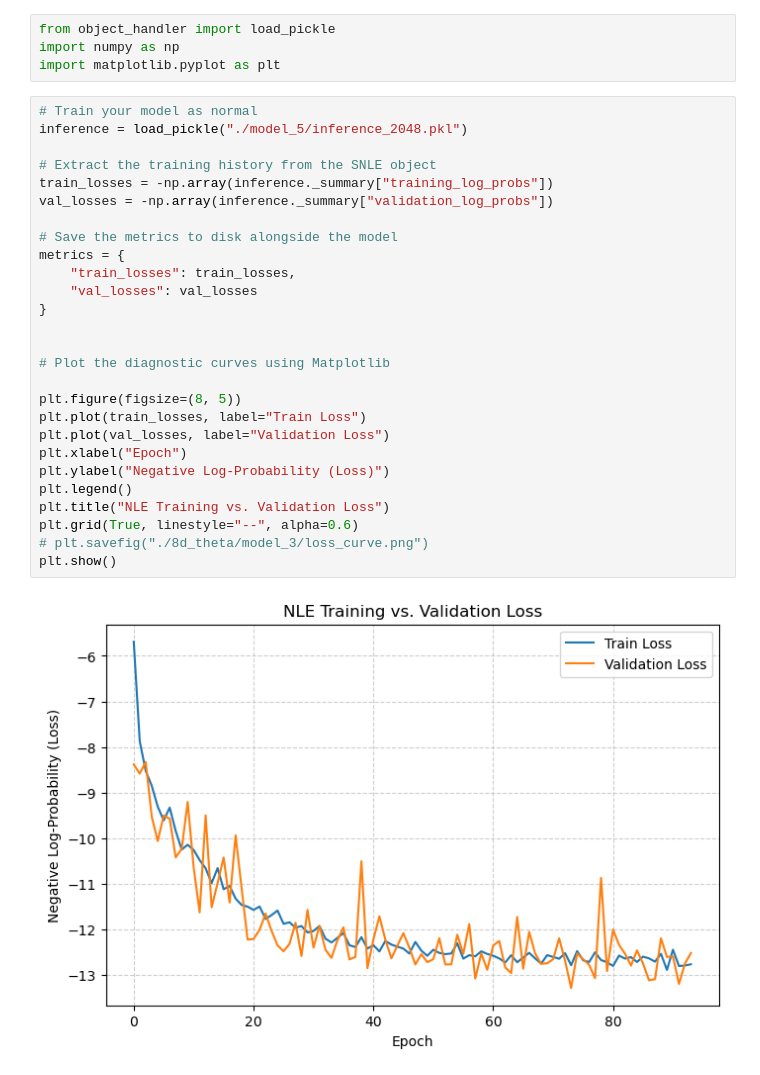
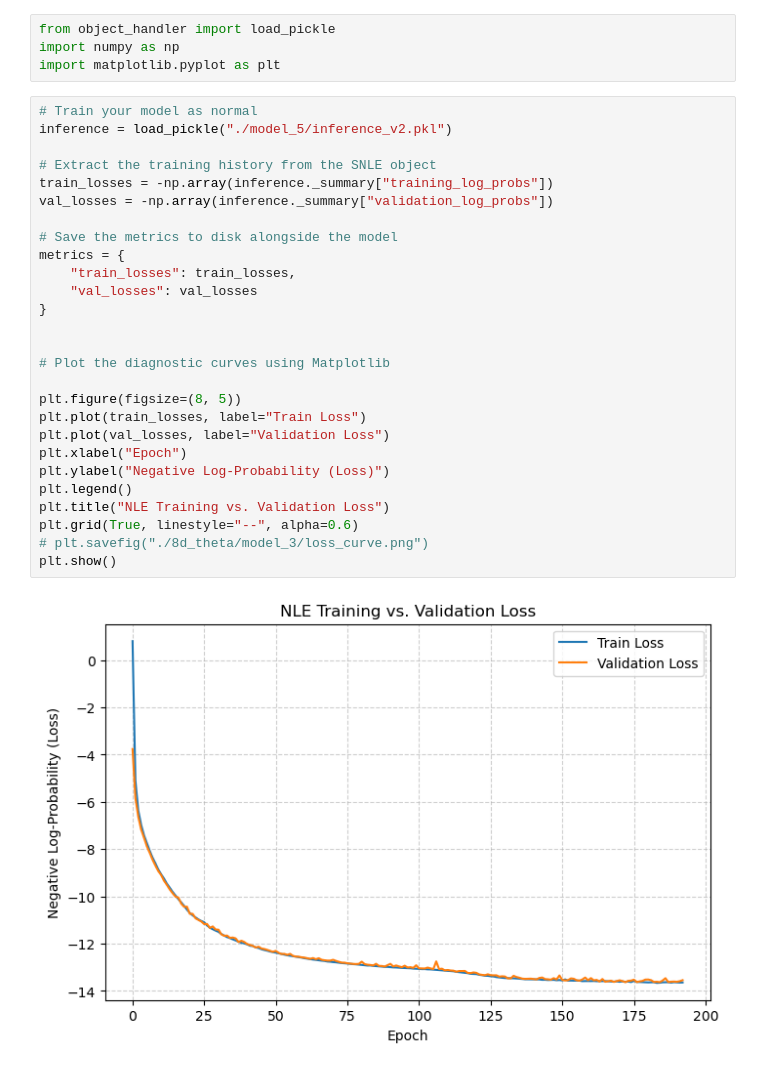
Before and after one commit to Anodymous1/suds, a Jupyter notebook: 8d_theta/NLL.ipynb, the cells around one changed output. Drawn from its saved outputs; the diff is of its cells as text.

```diff
--- a/8d_theta/NLL.ipynb
+++ b/8d_theta/NLL.ipynb
@@ -6,30 +6,30 @@ import numpy as np
 import matplotlib.pyplot as plt
 # %%
 # Train your model as normal
-inference = load_pickle("./model_5/inference_2048.pkl")
+inference = load_pickle("./model_5/inference_v2.pkl")
 
 # Extract the training history from the SNLE object
 train_losses = -np.array(inference._summary["training_log_probs"])
 val_losses = -np.array(inference._summary["validation_log_probs"])
 
 # Save the metrics to disk alongside the model
 metrics = {
     "train_losses": train_losses,
     "val_losses": val_losses
 }
 
 
 # Plot the diagnostic curves using Matplotlib
 
 plt.figure(figsize=(8, 5))
 plt.plot(train_losses, label="Train Loss")
 plt.plot(val_losses, label="Validation Loss")
 plt.xlabel("Epoch")
 plt.ylabel("Negative Log-Probability (Loss)")
 plt.legend()
 plt.title("NLE Training vs. Validation Loss")
 plt.grid(True, linestyle="--", alpha=0.6)
 # plt.savefig("./8d_theta/model_3/loss_curve.png")
 plt.show()
 # %% [output]
-[figure, old version]
+[figure, new version]
```
Also changed, not shown: 18 other files.
